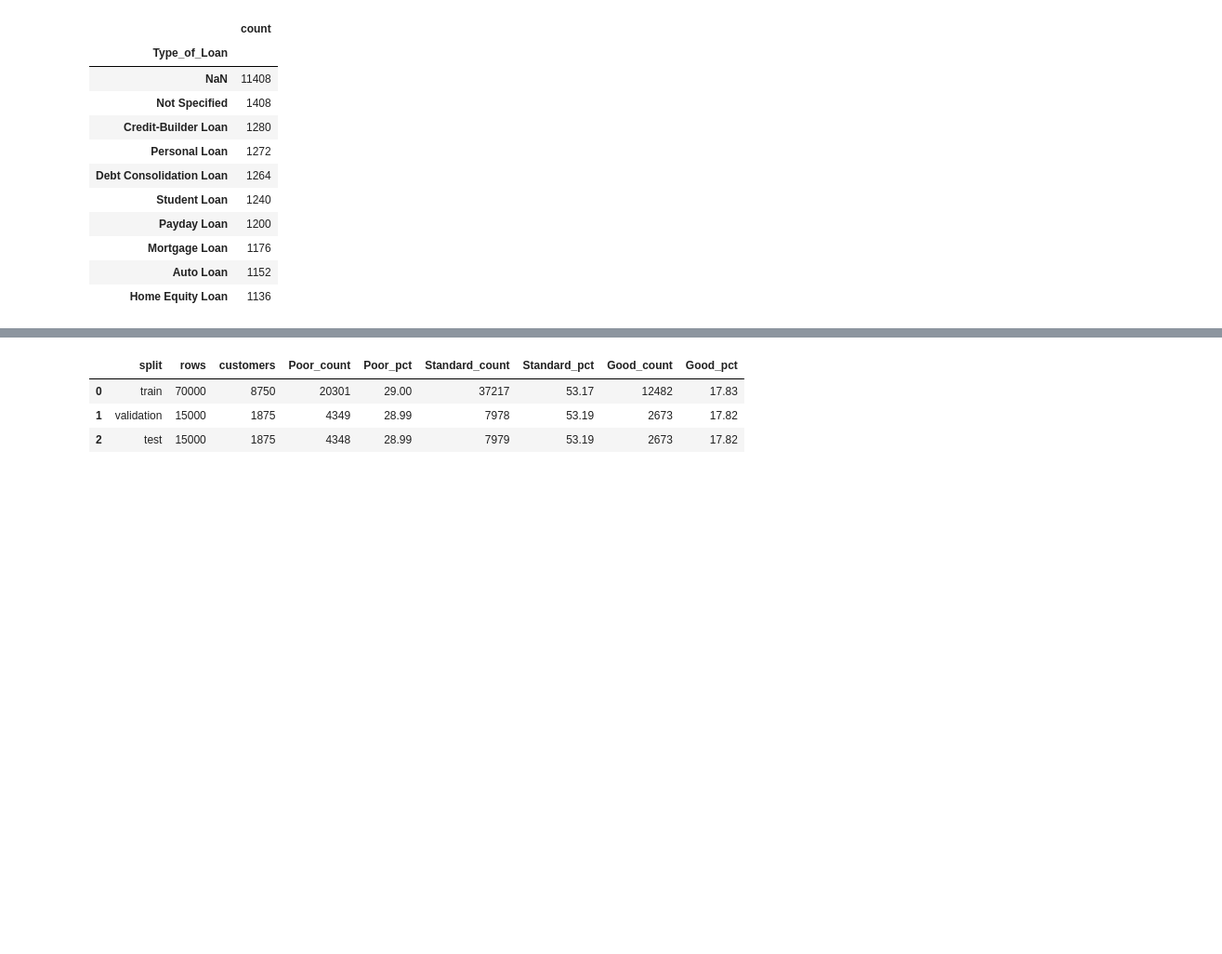
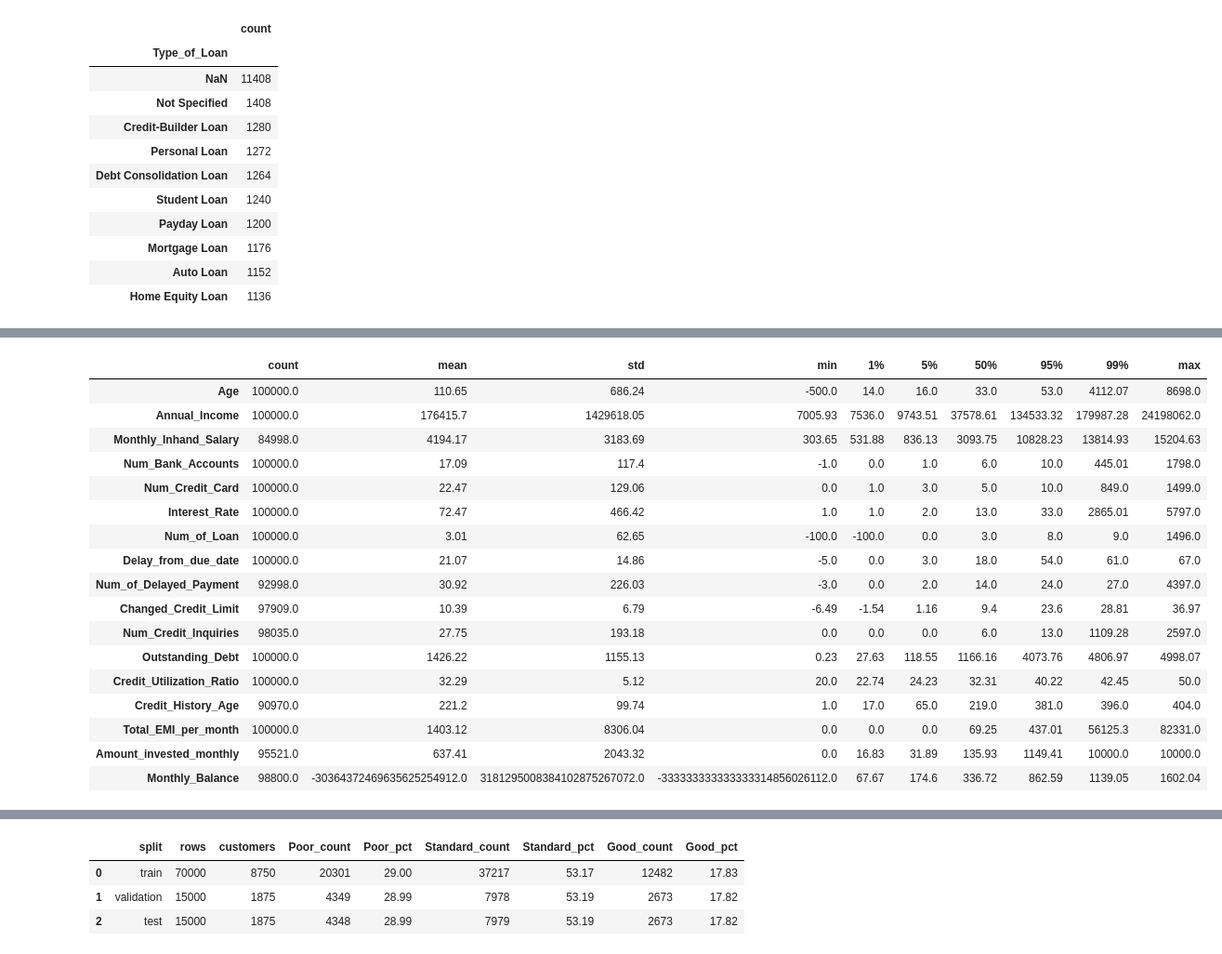
Before and after one commit to PiotrSmola/fetal-health-classification, a Jupyter notebook: credit_score_classification_pytorch_mlp_project2.ipynb, the cells around one changed output, grey strips where cells are left out. Shown at 93% size. Cells and saved outputs as stored; diff of their text form; code cells hidden in the pictures; blank space fills up the shorter version.

```diff
--- a/credit_score_classification_pytorch_mlp_project2.ipynb
+++ b/credit_score_classification_pytorch_mlp_project2.ipynb
@@ -186,0 +248,91 @@ Type_of_Loan
+# %%
+RAW_NUMERIC_COLUMNS = [
+    "Age",
+    "Annual_Income",
+    "Monthly_Inhand_Salary",
+    "Num_Bank_Accounts",
+    "Num_Credit_Card",
+    "Interest_Rate",
+    "Num_of_Loan",
+    "Delay_from_due_date",
+    "Num_of_Delayed_Payment",
+    "Changed_Credit_Limit",
+    "Num_Credit_Inquiries",
+    "Outstanding_Debt",
+    "Credit_Utilization_Ratio",
+    "Credit_History_Age",
+    "Total_EMI_per_month",
+    "Amount_invested_monthly",
+    "Monthly_Balance",
+]
+RAW_CATEGORICAL_COLUMNS = ["Occupation", "Credit_Mix", "Payment_of_Min_Amount", "Payment_Behaviour", "Type_of_Loan"]
+RAW_FEATURE_COLUMNS = RAW_NUMERIC_COLUMNS + RAW_CATEGORICAL_COLUMNS
+RAW_BAD_TOKENS = {"", "_", "_______", "!@9#%8", "NA", "nan", "None"}
+
+def preview_numeric_series(series):
+    values = series.astype("string").str.strip()
+    values = values.mask(values.isin(RAW_BAD_TOKENS))
+    values = values.str.replace("_", "", regex=False)
+    return pd.to_numeric(values, errors="coerce")
+
+def preview_credit_history_months(series):
+    values = series.astype("string").str.extract(r"(\d+)\s+Years?\s+and\s+(\d+)\s+Months?")
+    years = pd.to_numeric(values[0], errors="coerce")
+    months = pd.to_numeric(values[1], errors="coerce")
+    return years * 12 + months
+
+raw_numeric_preview = pd.DataFrame(index=raw_train.index)
+for col in RAW_NUMERIC_COLUMNS:
+    if col == "Credit_History_Age":
+        raw_numeric_preview[col] = preview_credit_history_months(raw_train[col])
+    else:
+        raw_numeric_preview[col] = preview_numeric_series(raw_train[col])
+
+raw_numeric_describe = raw_numeric_preview.describe(percentiles=[0.01, 0.05, 0.50, 0.95, 0.99]).T
+display(raw_numeric_describe[["count", "mean", "std", "min", "1%", "5%", "50%", "95%", "99%", "max"]].round(2))
+
+raw_missing_summary = pd.DataFrame({
+    "column": RAW_FEATURE_COLUMNS,
+    "raw_missing_count": raw_train[RAW_FEATURE_COLUMNS].isna().sum().reindex(RAW_FEATURE_COLUMNS).to_numpy(),
+    "raw_missing_pct": (raw_train[RAW_FEATURE_COLUMNS].isna().mean().reindex(RAW_FEATURE_COLUMNS) * 100).to_numpy(),
+})
+display(raw_missing_summary.sort_values("raw_missing_pct", ascending=False).round(2))
+
+raw_categorical_summary = pd.DataFrame({
+    "column": RAW_CATEGORICAL_COLUMNS,
+    "unique_values": [raw_train[col].nunique(dropna=True) for col in RAW_CATEGORICAL_COLUMNS],
+    "missing_count": [raw_train[col].isna().sum() for col in RAW_CATEGORICAL_COLUMNS],
+    "most_common_value": [
+        raw_train[col].value_counts(dropna=False).index[0] for col in RAW_CATEGORICAL_COLUMNS
+    ],
+})
+display(raw_categorical_summary)
+
+bad_token_rows = []
+for col in RAW_FEATURE_COLUMNS:
+    as_text = raw_train[col].astype("string").str.strip()
+    for token in ["_", "_______", "!@9#%8", "NA"]:
+        count = int((as_text == token).sum())
+        if count > 0:
+            bad_token_rows.append({"column": col, "token": token, "count": count, "percent": count / len(raw_train) * 100})
+bad_token_summary = pd.DataFrame(bad_token_rows).sort_values(["column", "count"], ascending=[True, False])
+display(bad_token_summary.round(2))
+# %% [output]
+|  | count | mean | std | min | 1% | 5% | 50% | 95% | 99% | max |
+| Age | 100000.0 | 110.65 | 686.24 | -500.0 | 14.0 | 16.0 | 33.0 | 53.0 | 4112.07 | 8698.0 |
+| Annual_Income | 100000.0 | 176415.7 | 1429618.05 | 7005.93 | 7536.0 | 9743.51 | 37578.61 | 134533.32 | 179987.28 | 24198062.0 |
+| Monthly_Inhand_Salary | 84998.0 | 4194.17 | 3183.69 | 303.65 | 531.88 | 836.13 | 3093.75 | 10828.23 | 13814.93 | 15204.63 |
+| Num_Bank_Accounts | 100000.0 | 17.09 | 117.4 | -1.0 | 0.0 | 1.0 | 6.0 | 10.0 | 445.01 | 1798.0 |
+| Num_Credit_Card | 100000.0 | 22.47 | 129.06 | 0.0 | 1.0 | 3.0 | 5.0 | 10.0 | 849.0 | 1499.0 |
+| Interest_Rate | 100000.0 | 72.47 | 466.42 | 1.0 | 1.0 | 2.0 | 13.0 | 33.0 | 2865.01 | 5797.0 |
+| Num_of_Loan | 100000.0 | 3.01 | 62.65 | -100.0 | -100.0 | 0.0 | 3.0 | 8.0 | 9.0 | 1496.0 |
+| Delay_from_due_date | 100000.0 | 21.07 | 14.86 | -5.0 | 0.0 | 3.0 | 18.0 | 54.0 | 61.0 | 67.0 |
+| Num_of_Delayed_Payment | 92998.0 | 30.92 | 226.03 | -3.0 | 0.0 | 2.0 | 14.0 | 24.0 | 27.0 | 4397.0 |
+| Changed_Credit_Limit | 97909.0 | 10.39 | 6.79 | -6.49 | -1.54 | 1.16 | 9.4 | 23.6 | 28.81 | 36.97 |
+| Num_Credit_Inquiries | 98035.0 | 27.75 | 193.18 | 0.0 | 0.0 | 0.0 | 6.0 | 13.0 | 1109.28 | 2597.0 |
+| Outstanding_Debt | 100000.0 | 1426.22 | 1155.13 | 0.23 | 27.63 | 118.55 | 1166.16 | 4073.76 | 4806.97 | 4998.07 |
+| Credit_Utilization_Ratio | 100000.0 | 32.29 | 5.12 | 20.0 | 22.74 | 24.23 | 32.31 | 40.22 | 42.45 | 50.0 |
+| Credit_History_Age | 90970.0 | 221.2 | 99.74 | 1.0 | 17.0 | 65.0 | 219.0 | 381.0 | 396.0 | 404.0 |
+| Total_EMI_per_month | 100000.0 | 1403.12 | 8306.04 | 0.0 | 0.0 | 0.0 | 69.25 | 437.01 | 56125.3 | 82331.0 |
+| Amount_invested_monthly | 95521.0 | 637.41 | 2043.32 | 0.0 | 16.83 | 31.89 | 135.93 | 1149.41 | 10000.0 | 10000.0 |
+| Monthly_Balance | 98800.0 | -30364372469635625254912.0 | 3181295008384102875267072.0 | -333333333333333314856026112.0 | 67.67 | 174.6 | 336.72 | 862.59 | 1139.05 | 1602.04 |
```
Also changed, not shown: parts of 19 cells of this notebook.
